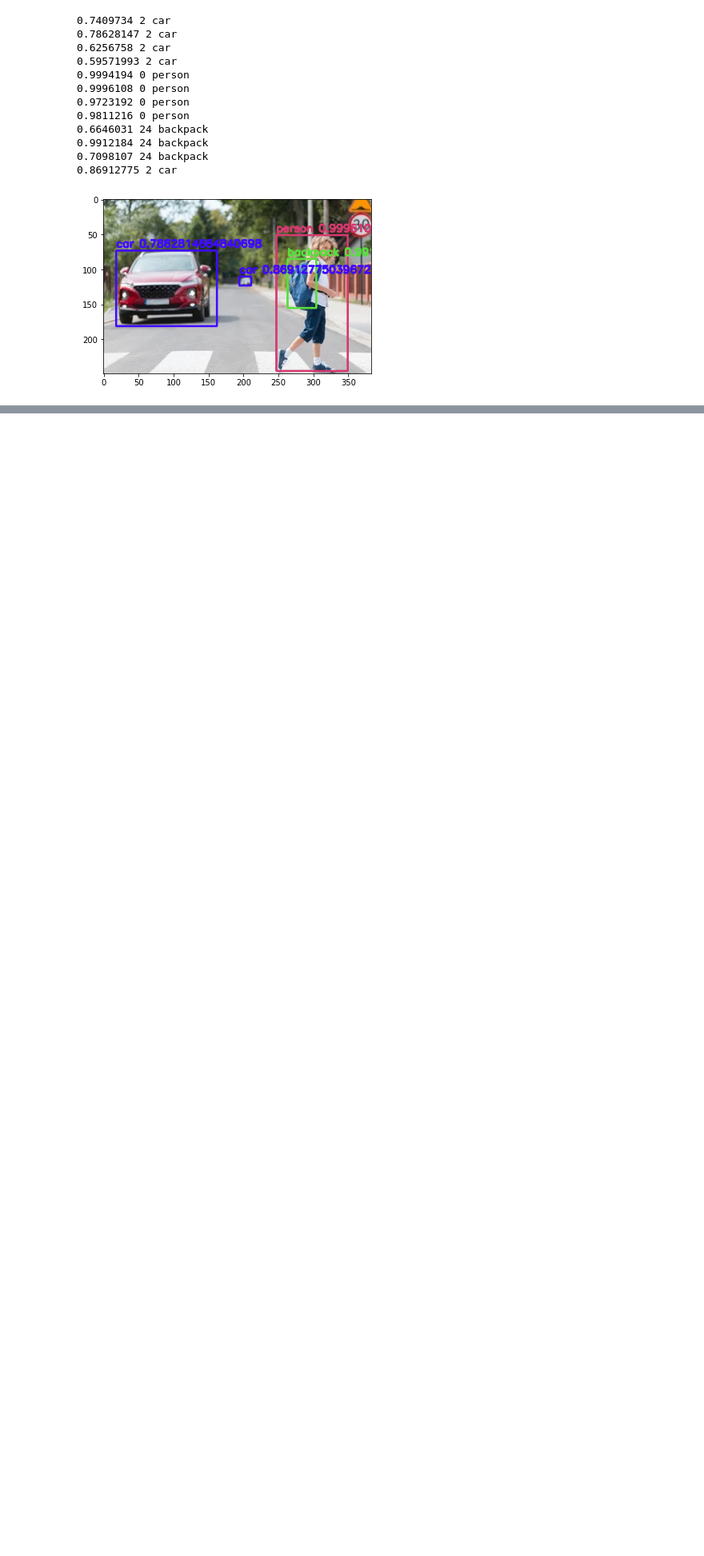
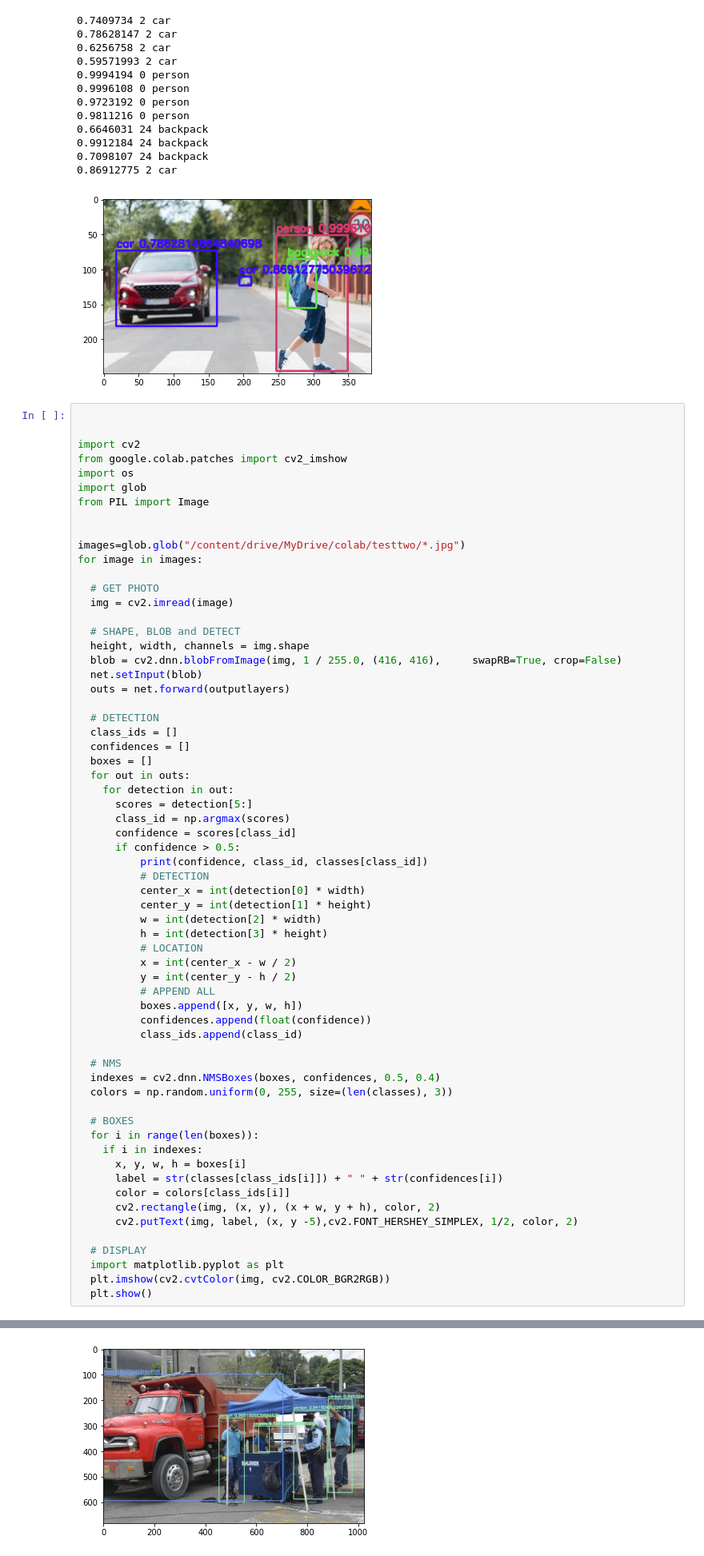
Before and after one commit to canaimax/ImageAIvsOpenCV, a Jupyter notebook: Notebooks/T02_ObjInImgCVCaptain.ipynb, the cells around one changed output, grey strips where cells are left out. Shown at 80% size. Saved outputs shown, nothing was run; the diff lists cells and outputs as text; blank space fills up the shorter version.

```diff
--- a/Notebooks/T02_ObjInImgCVCaptain.ipynb
+++ b/Notebooks/T02_ObjInImgCVCaptain.ipynb
@@ -88,3 +90,67 @@ plt.show()
 0.7098107 24 backpack
 0.86912775 2 car
 [figure]
+# %%
+
+
+import cv2
+from google.colab.patches import cv2_imshow
+import os
+import glob
+from PIL import Image
+
+
+images=glob.glob("/content/drive/MyDrive/colab/testtwo/*.jpg")
+for image in images:
+
+  # GET PHOTO
+  img = cv2.imread(image)
+
+  # SHAPE, BLOB and DETECT
+  height, width, channels = img.shape
+  blob = cv2.dnn.blobFromImage(img, 1 / 255.0, (416, 416),     swapRB=True, crop=False)
+  net.setInput(blob)
+  outs = net.forward(outputlayers)
+
+  # DETECTION
+  class_ids = []
+  confidences = []
+  boxes = []
+  for out in outs:
+    for detection in out:
+      scores = detection[5:]
+      class_id = np.argmax(scores)
+      confidence = scores[class_id]
+      if confidence > 0.5:
+          print(confidence, class_id, classes[class_id])
+          # DETECTION
+          center_x = int(detection[0] * width)
+          center_y = int(detection[1] * height)
+          w = int(detection[2] * width)
+          h = int(detection[3] * height)
+          # LOCATION
+          x = int(center_x - w / 2)
+          y = int(center_y - h / 2)
+          # APPEND ALL
+          boxes.append([x, y, w, h])
+          confidences.append(float(confidence))
+          class_ids.append(class_id)
+
+  # NMS
+  indexes = cv2.dnn.NMSBoxes(boxes, confidences, 0.5, 0.4)
+  colors = np.random.uniform(0, 255, size=(len(classes), 3))
+
+  # BOXES
+  for i in range(len(boxes)):
+    if i in indexes:
+      x, y, w, h = boxes[i]
+      label = str(classes[class_ids[i]]) + " " + str(confidences[i])
+      color = colors[class_ids[i]]
+      cv2.rectangle(img, (x, y), (x + w, y + h), color, 2)
+      cv2.putText(img, label, (x, y -5),cv2.FONT_HERSHEY_SIMPLEX, 1/2, color, 2)
+
+  # DISPLAY
+  import matplotlib.pyplot as plt
+  plt.imshow(cv2.cvtColor(img, cv2.COLOR_BGR2RGB))
+  plt.show()
+# %% [output]
@@ -90,0 +175 @@ plt.show()
+[figure, added]
```
Also changed, not shown: parts of 2 cells of this notebook, 10 other files.
